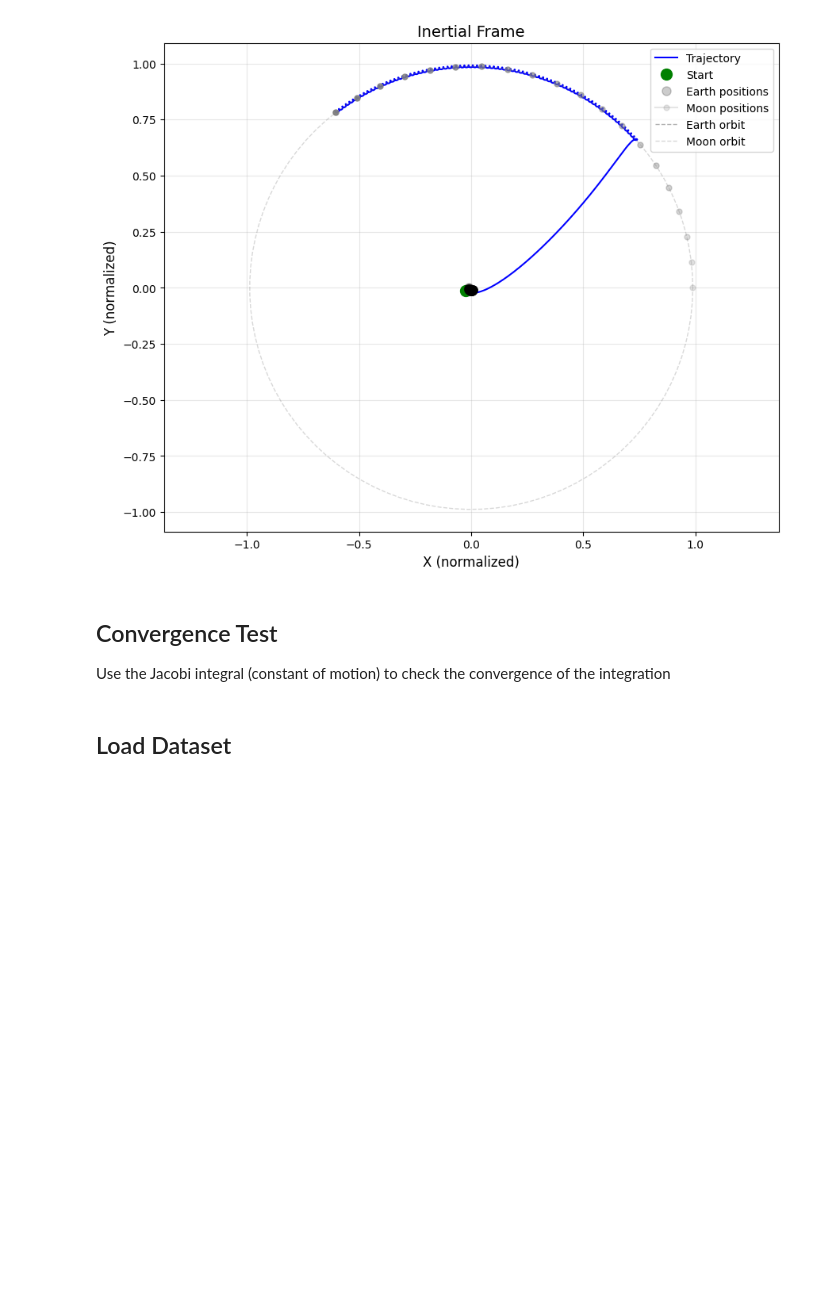
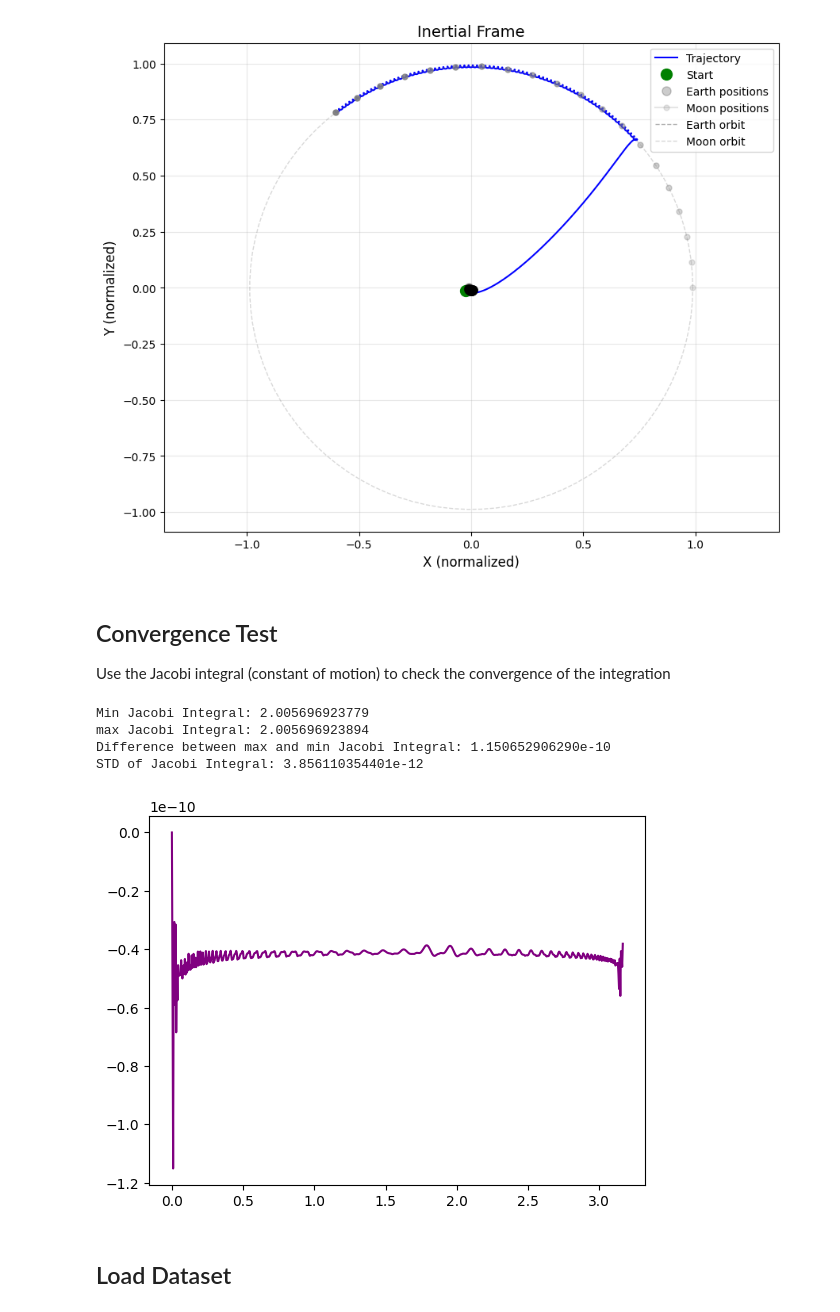
Before and after one commit to samcoulthurst/TrajectoryOptimizer, a Jupyter notebook: notebooks/results_viewer.ipynb, the cells around one changed output. Drawn from its saved outputs; the diff is of its cells as text; code cells hidden in the pictures; blank space fills up the shorter version.

```diff
--- a/notebooks/results_viewer.ipynb
+++ b/notebooks/results_viewer.ipynb
@@ -145,7 +139,19 @@ plot_trajectory(states_full, em.mu, t_full, frame="Inertial")
 
 Use the Jacobi integral (constant of motion) to check the convergence of the integration
 # %%
-jacobi_integral_values = jacobi_integral(em, states_full)
+jacobi_integral_values = jacobi_integral(em, states)
+plt.plot(t_eval*em.t_star/86400, jacobi_integral_values-jacobi_integral_values[0], label="Jacobi Integral", color="purple")
+print(f"Min Jacobi Integral: {np.min(jacobi_integral_values):.12f}")
+print(f"max Jacobi Integral: {np.max(jacobi_integral_values):.12f}")
+diff = np.max(jacobi_integral_values) - np.min(jacobi_integral_values)
+print(f"Difference between max and min Jacobi Integral: {diff:.12e}")
+print(f"STD of Jacobi Integral: {np.std(jacobi_integral_values):.12e}")
+# %% [output]
+Min Jacobi Integral: 2.005696923779
+max Jacobi Integral: 2.005696923894
+Difference between max and min Jacobi Integral: 1.150652906290e-10
+STD of Jacobi Integral: 3.856110354401e-12
+[figure, added]
 # %% [markdown]
 ## Load Dataset
 # %%
```
Also changed, not shown: parts of 1 cell of this notebook, 5 other files.
